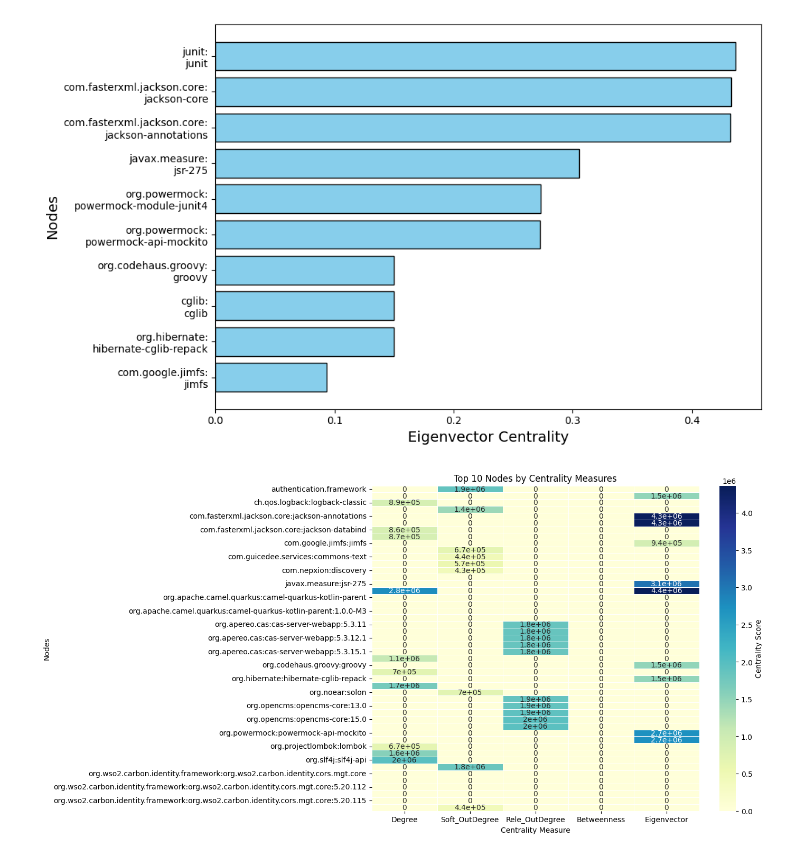
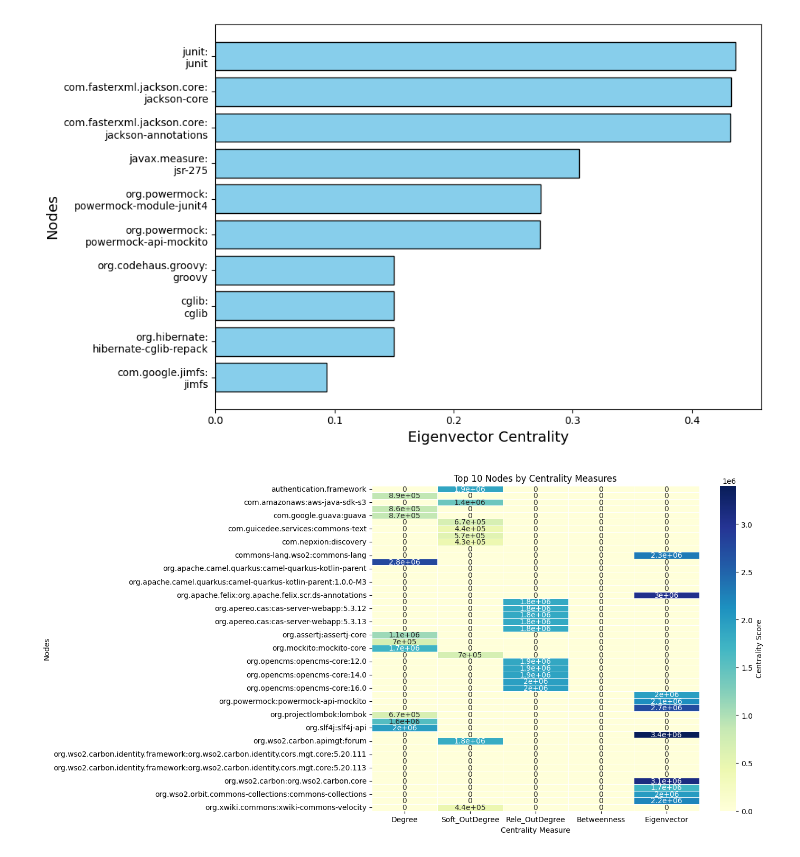
Before and after one commit to Wapiti08/DPAnalyzer, a Jupyter notebook: exp/result_visual.ipynb, the cells around one changed output. Saved outputs shown, nothing was run; the diff lists cells and outputs as text; code cells hidden in the pictures.

```diff
--- a/exp/result_visual.ipynb
+++ b/exp/result_visual.ipynb
@@ -230,35 +227,35 @@ import seaborn as sns
 
 # Convert lists of tuples into dictionaries
 degree_dict = dict(top_degree_cel)
 degree_soft_vul_dict =dict(top_degree_software_cel)
 degree_rele_vul_dict =dict(top_degree_release_cel)
 betweenness_dict = dict(top_between_cel)
-eigenvector_dict = dict(top_eigen_cel)
+eigenvector_dict = dict(top_cve_eigen_out_cel)
 
 
 # Collect all unique nodes and sort them
 all_nodes = sorted(set(degree_dict) | set(betweenness_dict) | set(eigenvector_dict) | set(degree_soft_vul_dict) | set(degree_rele_vul_dict))
 
 # Create a DataFrame with nodes as rows and centralities as columns
 data = pd.DataFrame({
     'Degree': [degree_dict.get(node, 0) for node in all_nodes],
     'Soft_OutDegree': [degree_soft_vul_dict.get(node, 0)*1000 for node in all_nodes],
     "Rele_OutDegree":  [degree_rele_vul_dict.get(node, 0)*10000 for node in all_nodes],
     'Betweenness': [betweenness_dict.get(node, 0) for node in all_nodes],
     'Eigenvector': [eigenvector_dict.get(node, 0)*10000000 for node in all_nodes]
 }, index=all_nodes)
 
 # Plot the heatmap
 plt.figure(figsize=(10, 8))
 sns.heatmap(data, annot=True, cmap='YlGnBu', cbar_kws={'label': 'Centrality Score'}, linewidths=0.5)
 
 # Add labels and title
 plt.title('Top 10 Nodes by Centrality Measures')
 plt.xlabel('Centrality Measure')
 plt.ylabel('Nodes')
 plt.show()
 # %% [output]
-[figure, old version]
+[figure, new version]
 # %%
 import numpy as np
 
```
Also changed, not shown: parts of 8 cells of this notebook, 2 other files.
